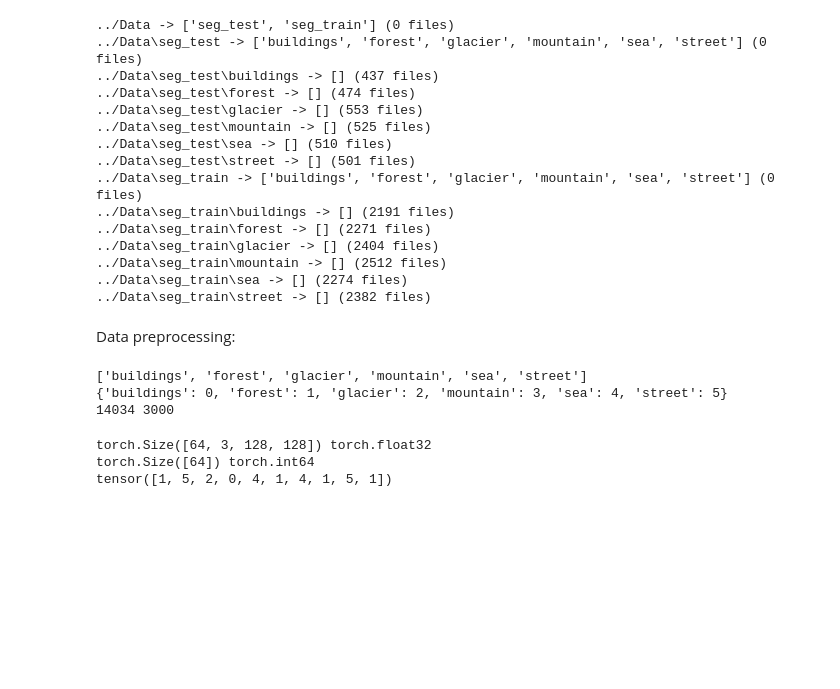
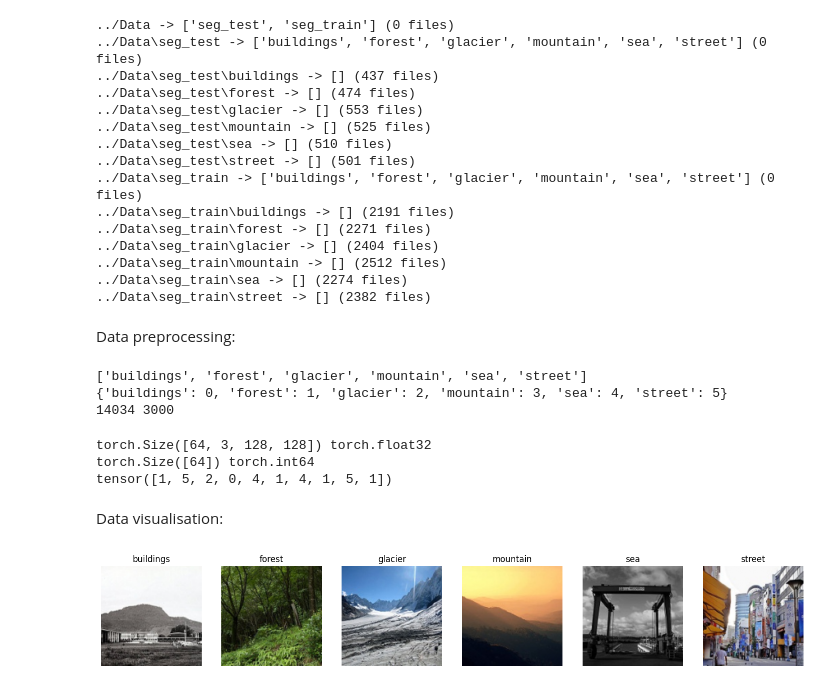
Before and after one commit to saketrama-v/IntelImageClassification_CNN2D, a Jupyter notebook: Models/IntelImageClassification_CNN2D.ipynb, the cells around one changed output. Cells and saved outputs as stored; diff of their text form; code cells hidden in the pictures; blank space fills up the shorter version.

Commit message:
feat: data visualisation

```diff
--- a/Models/IntelImageClassification_CNN2D.ipynb
+++ b/Models/IntelImageClassification_CNN2D.ipynb
@@ -79,3 +79,23 @@ print(yb[:10])
 torch.Size([64, 3, 128, 128]) torch.float32
 torch.Size([64]) torch.int64
 tensor([1, 5, 2, 0, 4, 1, 4, 1, 5, 1])
+# %% [markdown]
+Data visualisation:
+# %%
+def denormalize(img_tensor, mean=[0.485, 0.456, 0.406], std=[0.229, 0.224, 0.225]):
+    mean = torch.tensor(mean).view(3, 1, 1)
+    std = torch.tensor(std).view(3, 1, 1)
+    return img_tensor * std + mean
+# %%
+class_names = train_ds.classes
+
+fig, axes = plt.subplots(1, 6, figsize=(18, 3))
+for c, ax in enumerate(axes):
+    idx = train_ds.targets.index(c)
+    img, label = train_ds[idx]
+    img = denormalize(img).clamp(0, 1)
+    ax.imshow(img.permute(1, 2, 0))
+    ax.set_title(class_names[c])
+    ax.axis('off')
+# %% [output]
+[figure, added]
```
